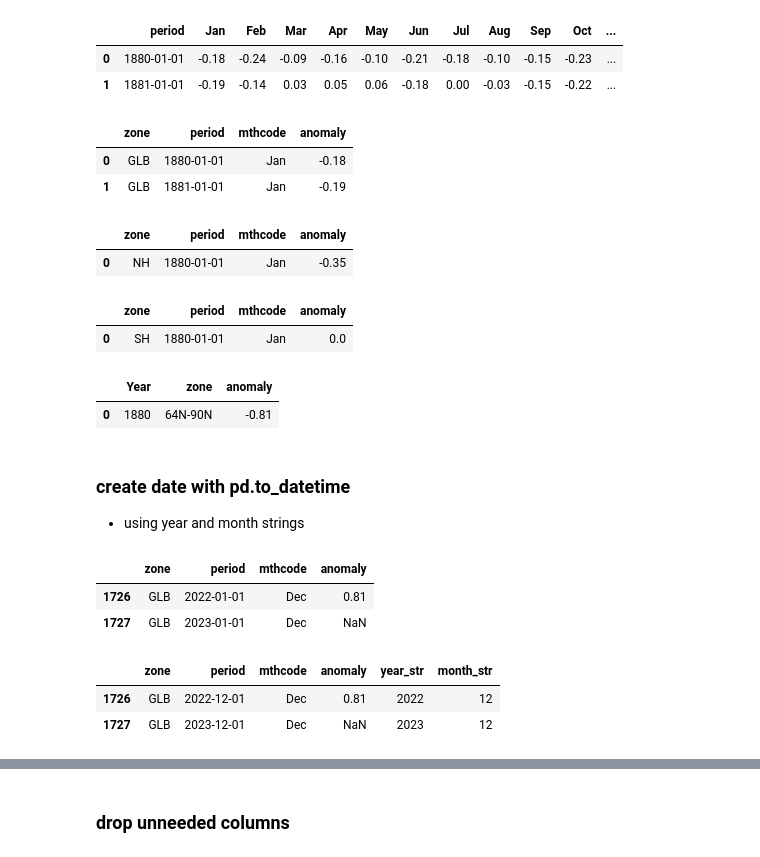
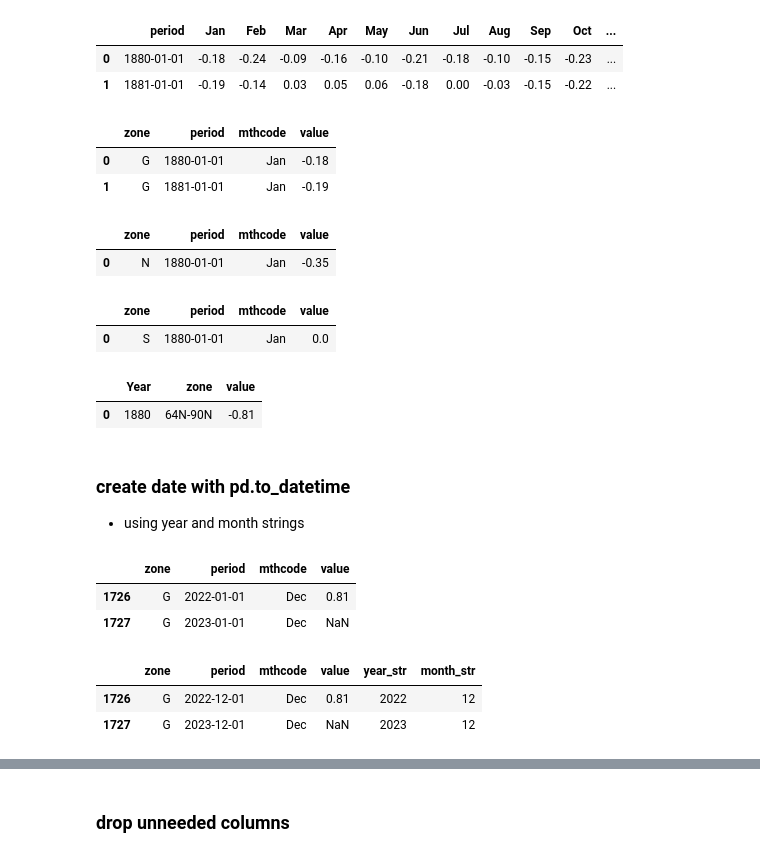
Before and after one commit to rkforest/kr-df, a Jupyter notebook: 00-data-import.ipynb, the cells around one changed output, grey strips where cells are left out. Saved outputs shown, nothing was run; the diff lists cells and outputs as text; code cells hidden in the pictures.

```diff
--- a/00-data-import.ipynb
+++ b/00-data-import.ipynb
@@ -110,7 +110,7 @@ dfg = pd.read_csv(file_path,
                   na_values=['***'],
                   nrows=150)
 dfg = dfg.rename(columns={'Year': 'period'})
-dfg['zone'] = file_id
+dfg['zone'] = file_id[0]
 dfg.head(1)
 # %% [output]
 |  | period | Jan | Feb | Mar | Apr | May | Jun | Jul | Aug | Sep | Oct | ... |
@@ -238,39 +238,39 @@ dfg.head(2)
 # %%
 dfgt = pd.melt(dfg,
                id_vars=['zone','period'],
                var_name=['mthcode'],
-               value_name='anomaly')
+               value_name='value')
 dfgt.head(2)
 # %% [output]
-|  | zone | period | mthcode | anomaly |
-| 0 | GLB | 1880-01-01 | Jan | -0.18 |
-| 1 | GLB | 1881-01-01 | Jan | -0.19 |
+|  | zone | period | mthcode | value |
+| 0 | G | 1880-01-01 | Jan | -0.18 |
+| 1 | G | 1881-01-01 | Jan | -0.19 |
 # %%
 dfnt = pd.melt(dfn,
                id_vars=['zone','period'],
                var_name=['mthcode'],
-               value_name='anomaly')
+               value_name='value')
 dfnt.head(1)
 # %% [output]
-|  | zone | period | mthcode | anomaly |
-| 0 | NH | 1880-01-01 | Jan | -0.35 |
+|  | zone | period | mthcode | value |
+| 0 | N | 1880-01-01 | Jan | -0.35 |
 # %%
 dfst = pd.melt(dfs,
                id_vars=['zone','period'],
                var_name=['mthcode'],
-               value_name='anomaly')
+               value_name='value')
 dfst.head(1)
 # %% [output]
-|  | zone | period | mthcode | anomaly |
-| 0 | SH | 1880-01-01 | Jan | 0.0 |
+|  | zone | period | mthcode | value |
+| 0 | S | 1880-01-01 | Jan | 0.0 |
 # %%
 dfzt = pd.melt(dfz,
              id_vars=['Year'],
              var_name=['zone'],
-             value_name='anomaly')
+             value_name='value')
 dfzt.head(1)
 # %% [output]
-|  | Year | zone | anomaly |
+|  | Year | zone | value |
 | 0 | 1880 | 64N-90N | -0.81 |
 # %% [markdown]
 ### create date with pd.to_datetime
@@ -278,9 +278,9 @@ dfzt.head(1)
 # %%
 dfgt.tail(2)
 # %% [output]
-|  | zone | period | mthcode | anomaly |
-| 1726 | GLB | 2022-01-01 | Dec | 0.81 |
-| 1727 | GLB | 2023-01-01 | Dec | NaN |
+|  | zone | period | mthcode | value |
+| 1726 | G | 2022-01-01 | Dec | 0.81 |
+| 1727 | G | 2023-01-01 | Dec | NaN |
 # %%
 dfgt['year_str'] = dfgt['period'].dt.strftime('%Y') # create year string
 dfgt['month_str'] = pd.to_datetime(dfgt['mthcode'], format='%b').dt.strftime('%m') # create month string
@@ -288,9 +288,9 @@ dfgt['period'] = pd.to_datetime(dfgt['year_str'] + dfgt['month_str'], format='%Y
 # %%
 dfgt.tail(2)
 # %% [output]
-|  | zone | period | mthcode | anomaly | year_str | month_str |
-| 1726 | GLB | 2022-12-01 | Dec | 0.81 | 2022 | 12 |
-| 1727 | GLB | 2023-12-01 | Dec | NaN | 2023 | 12 |
+|  | zone | period | mthcode | value | year_str | month_str |
+| 1726 | G | 2022-12-01 | Dec | 0.81 | 2022 | 12 |
+| 1727 | G | 2023-12-01 | Dec | NaN | 2023 | 12 |
 # %%
 dfnt.tail(2)
 # %% [output]
```
Also changed, not shown: parts of 14 cells of this notebook, 3 other files.
